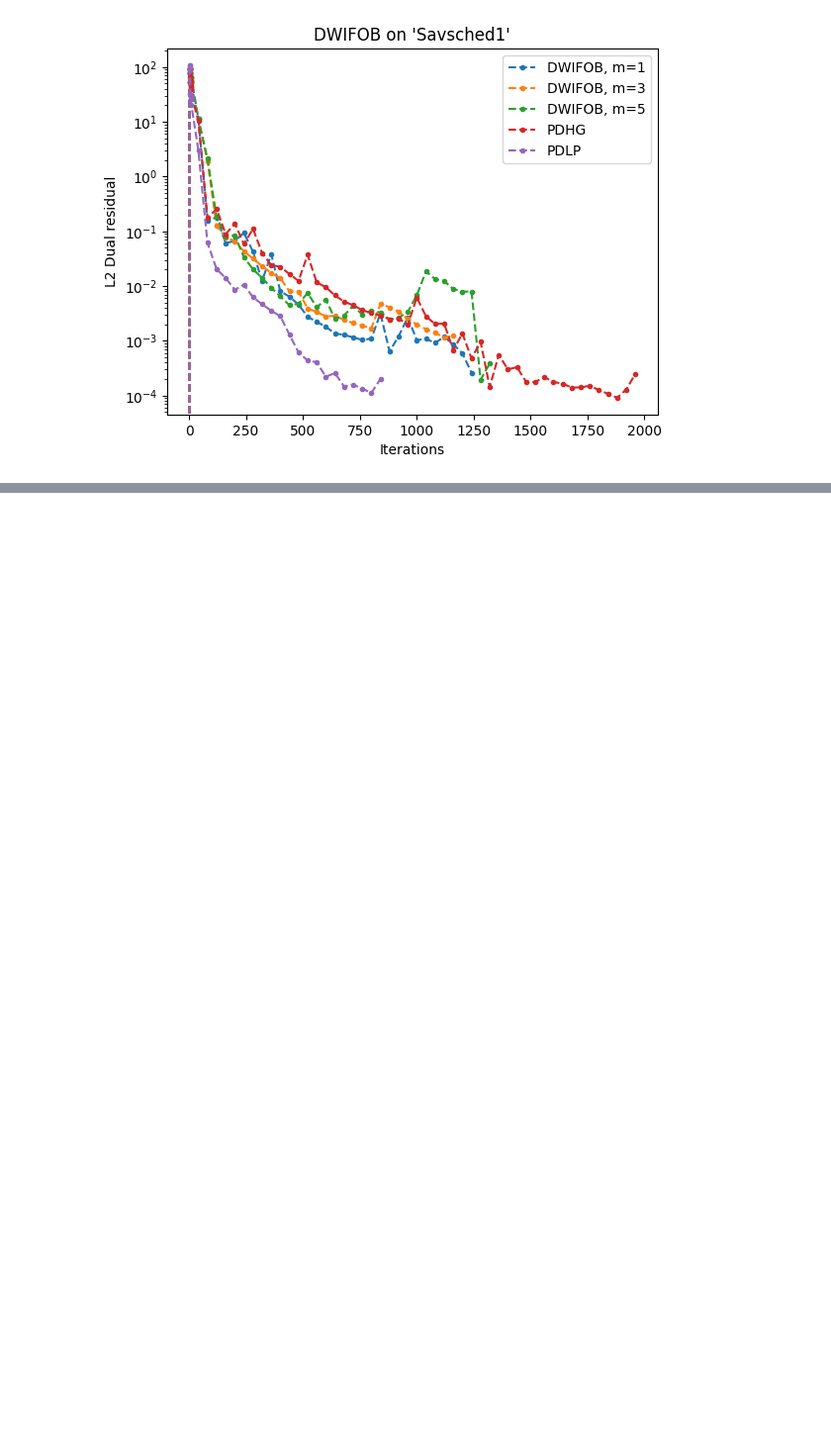
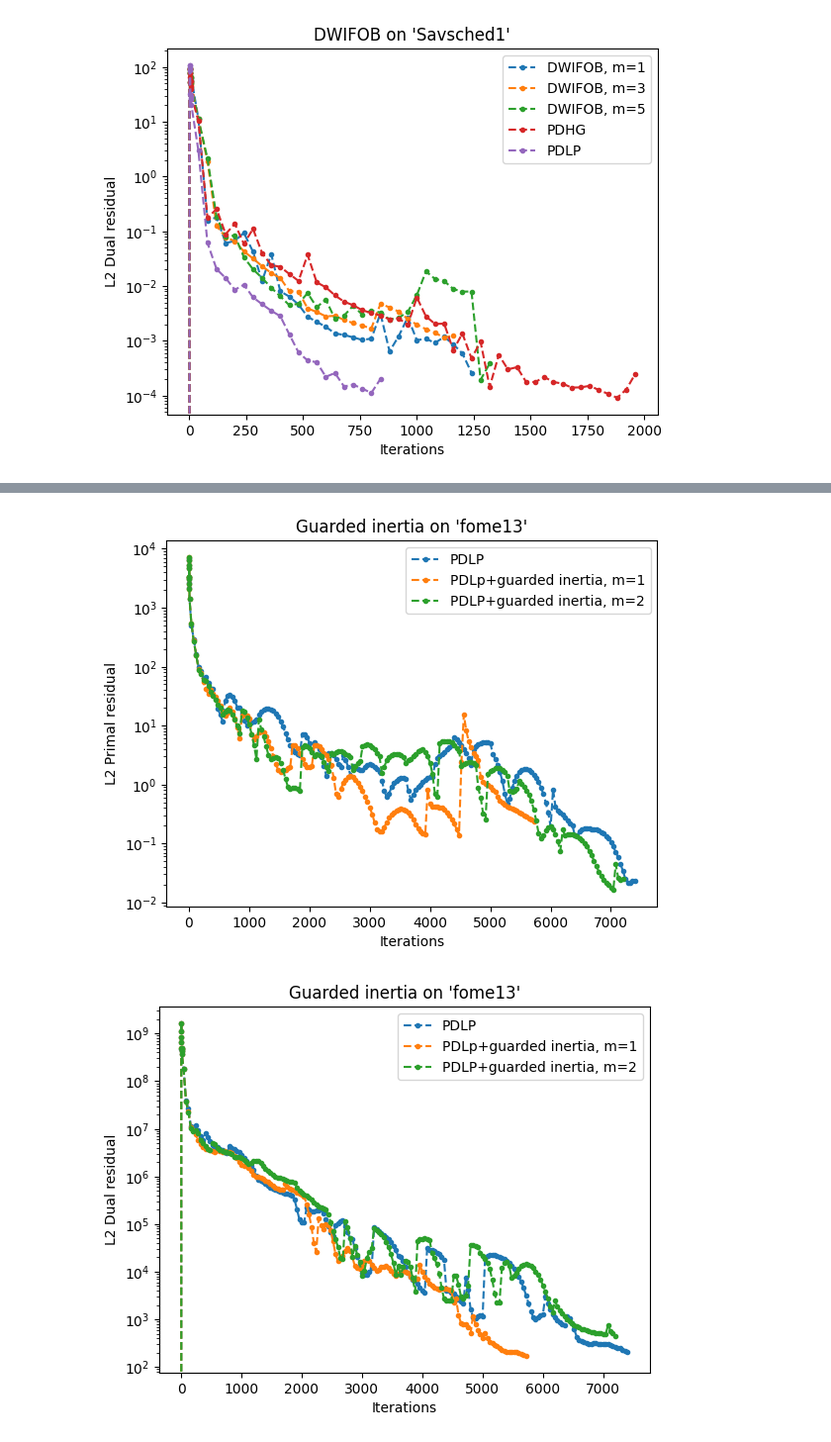
Before and after one commit to TheodorAT/MasterThesis, a Jupyter notebook: scripts/plot_convergences.ipynb, the cells around one changed output, grey strips where cells are left out. Shown at 99% size. Drawn from its saved outputs; the diff is of its cells as text; code cells hidden in the pictures; blank space fills up the shorter version.

```diff
--- a/scripts/plot_convergences.ipynb
+++ b/scripts/plot_convergences.ipynb
@@ -349,0 +373,25 @@ plt.legend();
+# %%
+plt.figure()
+plt.plot(fome13_solve_m0["iterations"], fome13_solve_m0["l2_primal_residual"], ".--", label="PDLP")
+plt.plot(fome13_solve_m1["iterations"], fome13_solve_m1["l2_primal_residual"], ".--", label="PDLp+guarded inertia, m=1")
+plt.plot(fome13_solve_m2["iterations"], fome13_solve_m2["l2_primal_residual"], ".--", label="PDLP+guarded inertia, m=2")
+
+plt.xlabel("Iterations")
+plt.ylabel("L2 Primal residual")
+plt.yscale('log')
+plt.title("Guarded inertia on 'fome13'")
+plt.legend();
+
+plt.figure()
+plt.plot(fome13_solve_m0["iterations"], fome13_solve_m0["l2_dual_residual"], ".--", label="PDLP")
+plt.plot(fome13_solve_m1["iterations"], fome13_solve_m1["l2_dual_residual"], ".--", label="PDLp+guarded inertia, m=1")
+plt.plot(fome13_solve_m2["iterations"], fome13_solve_m2["l2_dual_residual"], ".--", label="PDLP+guarded inertia, m=2")
+
+plt.xlabel("Iterations")
+plt.ylabel("L2 Dual residual")
+plt.yscale('log')
+plt.title("Guarded inertia on 'fome13'")
+plt.legend();
+# %% [output]
+[figure, added]
+[figure, added]
```
Also changed, not shown: parts of 4 cells of this notebook, 19 other files.
